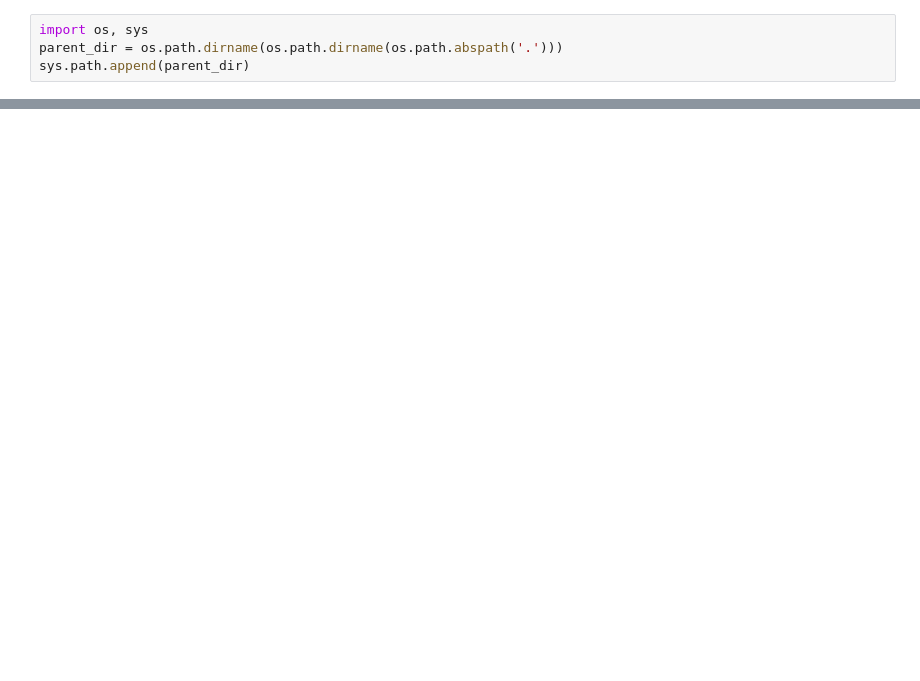
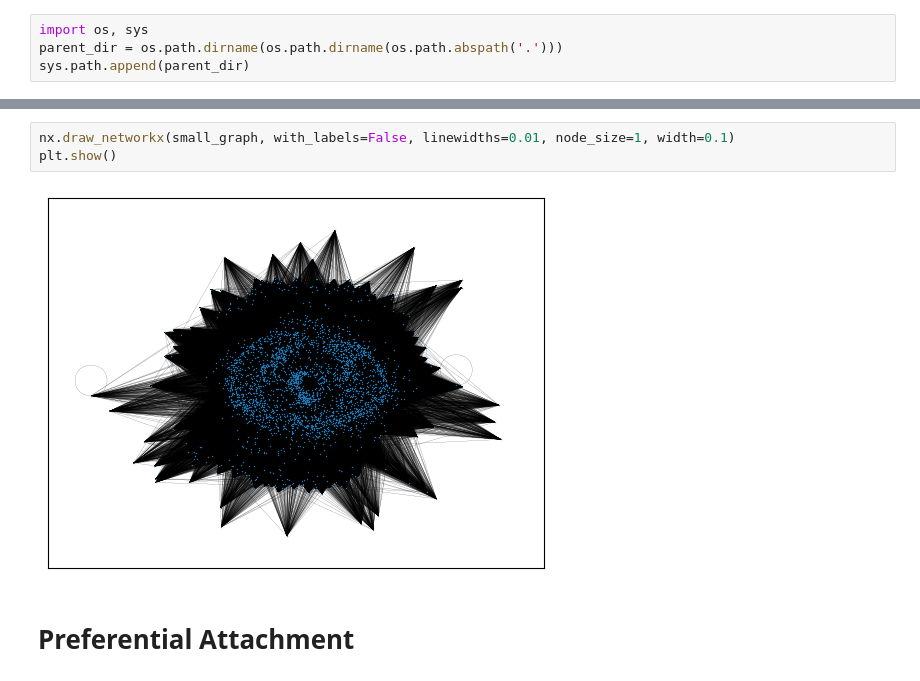
Before and after one commit to SNA24/final_project, a Jupyter notebook: analyze.ipynb, the cells around one changed output, grey strips where cells are left out. Drawn from its saved outputs; the diff is of its cells as text; blank space fills up the shorter version.

```diff
--- a/analyze.ipynb
+++ b/analyze.ipynb
@@ -70,0 +94,7 @@ plt.show()
+# %%
+nx.draw_networkx(small_graph, with_labels=False, linewidths=0.01, node_size=1, width=0.1)
+plt.show()
+# %% [output]
+[figure, added]
+# %% [markdown]
+# Preferential Attachment
```
Also changed, not shown: parts of 18 cells of this notebook.
